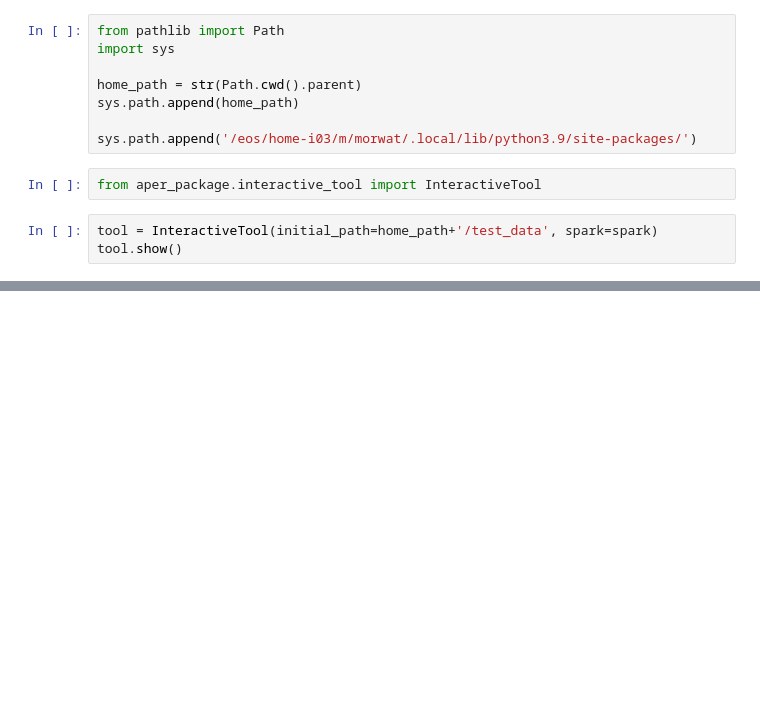
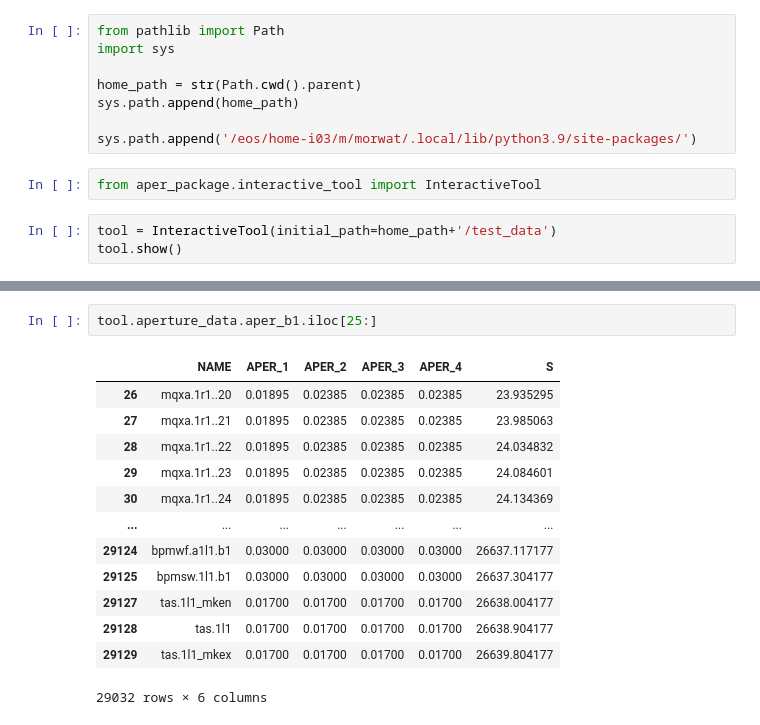
Before and after one commit to maorwat/aperture_measurements, a Jupyter notebook: notebooks/example.ipynb, the cells around one changed output, grey strips where cells are left out. Saved outputs shown, nothing was run; the diff lists cells and outputs as text; blank space fills up the shorter version.

```diff
--- a/notebooks/example.ipynb
+++ b/notebooks/example.ipynb
@@ -9,7 +9,7 @@ sys.path.append('/eos/home-i03/m/morwat/.local/lib/python3.9/site-packages/')
 # %%
 from aper_package.interactive_tool import InteractiveTool
 # %%
-tool = InteractiveTool(initial_path=home_path+'/test_data', spark=spark)
+tool = InteractiveTool(initial_path=home_path+'/test_data')
 tool.show()
 # %% [output]
 VBox(children=(Tab(children=(VBox(children=(HTML(value='<h4>Select and load files</h4>'), HBox(children=(HBox(…
@@ -23,0 +69,16 @@ Generating the cross-section...
+# %%
+tool.aperture_data.aper_b1.iloc[25:]
+# %% [output]
+|  | NAME | APER_1 | APER_2 | APER_3 | APER_4 | S |
+| 26 | mqxa.1r1..20 | 0.01895 | 0.02385 | 0.02385 | 0.02385 | 23.935295 |
+| 27 | mqxa.1r1..21 | 0.01895 | 0.02385 | 0.02385 | 0.02385 | 23.985063 |
+| 28 | mqxa.1r1..22 | 0.01895 | 0.02385 | 0.02385 | 0.02385 | 24.034832 |
+| 29 | mqxa.1r1..23 | 0.01895 | 0.02385 | 0.02385 | 0.02385 | 24.084601 |
+| 30 | mqxa.1r1..24 | 0.01895 | 0.02385 | 0.02385 | 0.02385 | 24.134369 |
+| ... | ... | ... | ... | ... | ... | ... |
+| 29124 | bpmwf.a1l1.b1 | 0.03000 | 0.03000 | 0.03000 | 0.03000 | 26637.117177 |
+| 29125 | bpmsw.1l1.b1 | 0.03000 | 0.03000 | 0.03000 | 0.03000 | 26637.304177 |
+| 29127 | tas.1l1_mken | 0.01700 | 0.01700 | 0.01700 | 0.01700 | 26638.004177 |
+| 29128 | tas.1l1 | 0.01700 | 0.01700 | 0.01700 | 0.01700 | 26638.904177 |
+| 29129 | tas.1l1_mkex | 0.01700 | 0.01700 | 0.01700 | 0.01700 | 26639.804177 |
+29032 rows × 6 columns
```
Also changed, not shown: parts of 3 cells of this notebook, 2 other files.
